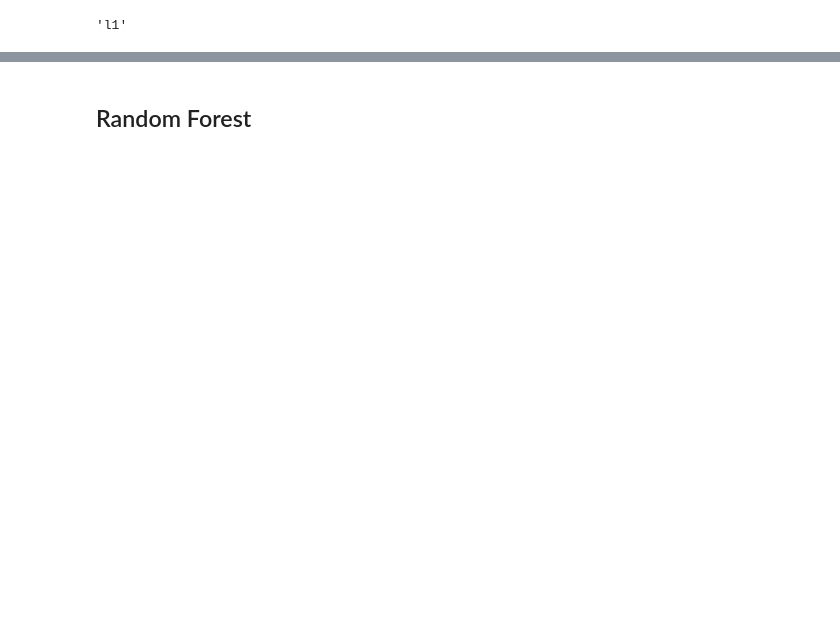
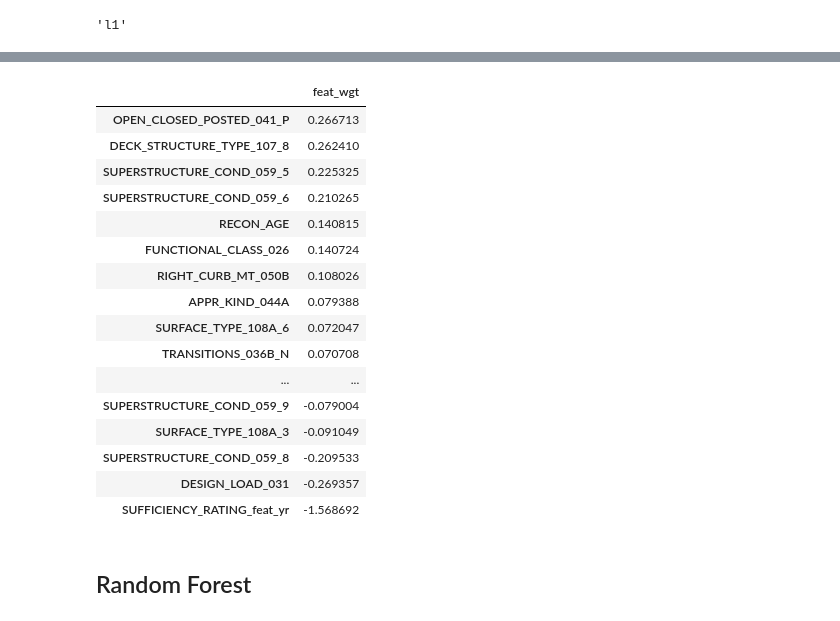
Before and after one commit to kevscon/bridge-ratings, a Jupyter notebook: modeling.ipynb, the cells around one changed output, grey strips where cells are left out. Saved outputs shown, nothing was run; the diff lists cells and outputs as text; code cells hidden in the pictures; blank space fills up the shorter version.

```diff
--- a/modeling.ipynb
+++ b/modeling.ipynb
@@ -344,3 +340,23 @@ array([[444, 233,  49],
+# %%
+feat_sort(log_pipe.named_steps['model'].coef_[0], X_train.columns)
+# %% [output]
+|  | feat_wgt |
+| OPEN_CLOSED_POSTED_041_P | 0.266713 |
+| DECK_STRUCTURE_TYPE_107_8 | 0.262410 |
+| SUPERSTRUCTURE_COND_059_5 | 0.225325 |
+| SUPERSTRUCTURE_COND_059_6 | 0.210265 |
+| RECON_AGE | 0.140815 |
+| FUNCTIONAL_CLASS_026 | 0.140724 |
+| RIGHT_CURB_MT_050B | 0.108026 |
+| APPR_KIND_044A | 0.079388 |
+| SURFACE_TYPE_108A_6 | 0.072047 |
+| TRANSITIONS_036B_N | 0.070708 |
+| ... | ... |
+| SUPERSTRUCTURE_COND_059_9 | -0.079004 |
+| SURFACE_TYPE_108A_3 | -0.091049 |
+| SUPERSTRUCTURE_COND_059_8 | -0.209533 |
+| DESIGN_LOAD_031 | -0.269357 |
+| SUFFICIENCY_RATING_feat_yr | -1.568692 |
 # %% [markdown]
 ## Random Forest
 # %%
```
Also changed, not shown: parts of 36 cells of this notebook, 1 other file.
